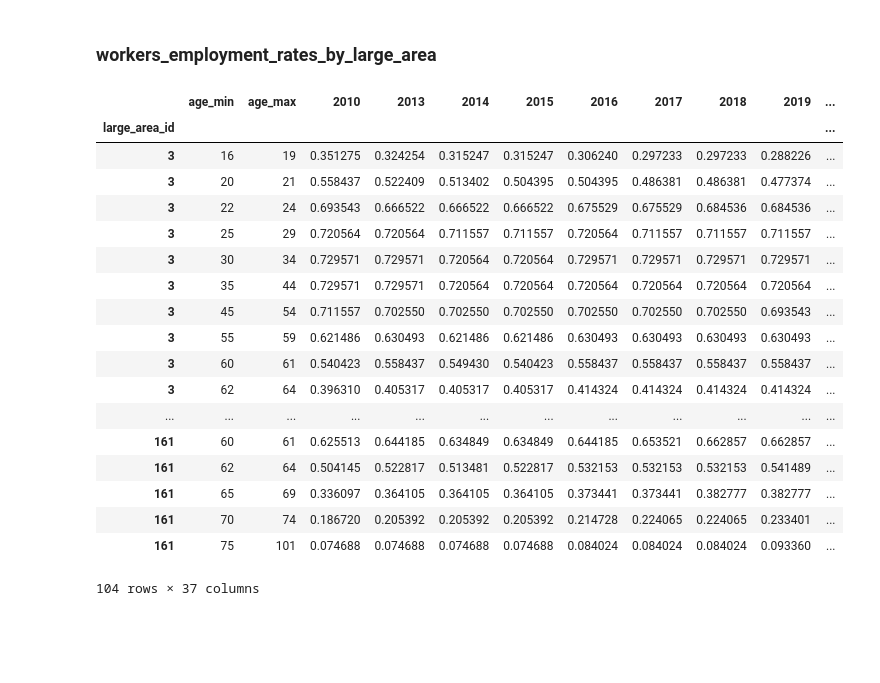
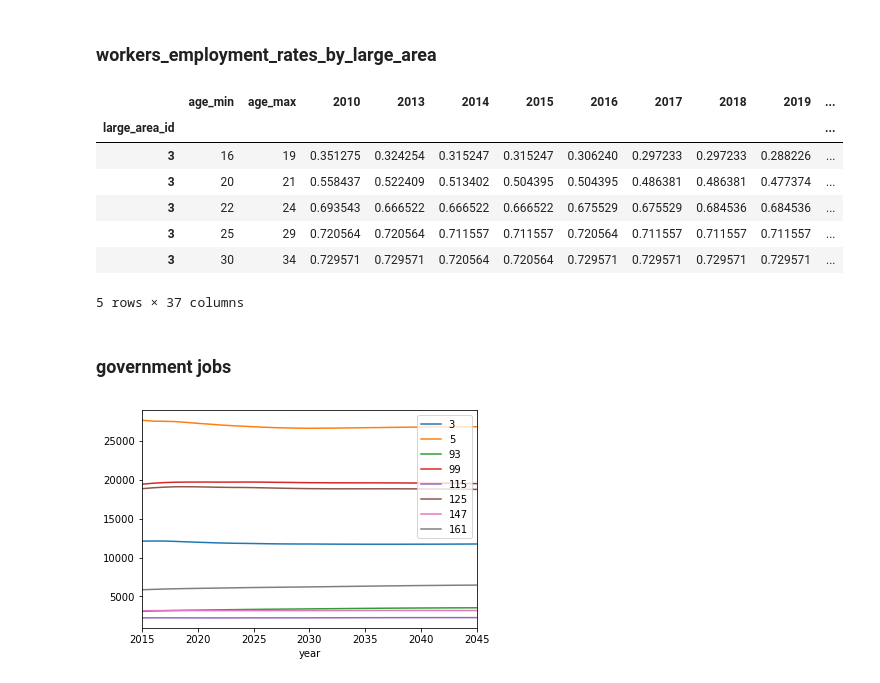
Before and after one commit to pksohn/semcog_urbansim, a Jupyter notebook: notebooks/ps_constants.ipynb, the cells around one changed output. Saved outputs shown, nothing was run; the diff lists cells and outputs as text; code cells hidden in the pictures; blank space fills up the shorter version.

```diff
--- a/notebooks/ps_constants.ipynb
+++ b/notebooks/ps_constants.ipynb
@@ -8,6 +8,7 @@ with pd.HDFStore('../data/all_semcog_data_07-28-17.h5') as store:
     sd = store['events_addition']
     parcels = store['parcels']
     werla = store['workers_employment_rates_by_large_area']
+    jobs_table = store['jobs']
 # %% [markdown]
 ### Household Control Totals
 # %%
@@ -74,24 +75,15 @@ for i in devs.index.values:
 # %% [markdown]
 ### workers_employment_rates_by_large_area
 # %%
-werla
+werla.head()
 # %% [output]
 |  | age_min | age_max | 2010 | 2013 | 2014 | 2015 | 2016 | 2017 | 2018 | 2019 | ... |
 | large_area_id |  |  |  |  |  |  |  |  |  |  | ... |
 | 3 | 16 | 19 | 0.351275 | 0.324254 | 0.315247 | 0.315247 | 0.306240 | 0.297233 | 0.297233 | 0.288226 | ... |
 | 3 | 20 | 21 | 0.558437 | 0.522409 | 0.513402 | 0.504395 | 0.504395 | 0.486381 | 0.486381 | 0.477374 | ... |
 | 3 | 22 | 24 | 0.693543 | 0.666522 | 0.666522 | 0.666522 | 0.675529 | 0.675529 | 0.684536 | 0.684536 | ... |
 | 3 | 25 | 29 | 0.720564 | 0.720564 | 0.711557 | 0.711557 | 0.720564 | 0.711557 | 0.711557 | 0.711557 | ... |
 | 3 | 30 | 34 | 0.729571 | 0.729571 | 0.720564 | 0.720564 | 0.729571 | 0.729571 | 0.729571 | 0.729571 | ... |
-| 3 | 35 | 44 | 0.729571 | 0.729571 | 0.720564 | 0.720564 | 0.720564 | 0.720564 | 0.720564 | 0.720564 | ... |
-| 3 | 45 | 54 | 0.711557 | 0.702550 | 0.702550 | 0.702550 | 0.702550 | 0.702550 | 0.702550 | 0.693543 | ... |
-| 3 | 55 | 59 | 0.621486 | 0.630493 | 0.621486 | 0.621486 | 0.630493 | 0.630493 | 0.630493 | 0.630493 | ... |
-| 3 | 60 | 61 | 0.540423 | 0.558437 | 0.549430 | 0.540423 | 0.558437 | 0.558437 | 0.558437 | 0.558437 | ... |
-| 3 | 62 | 64 | 0.396310 | 0.405317 | 0.405317 | 0.405317 | 0.414324 | 0.414324 | 0.414324 | 0.414324 | ... |
-| ... | ... | ... | ... | ... | ... | ... | ... | ... | ... | ... | ... |
-| 161 | 60 | 61 | 0.625513 | 0.644185 | 0.634849 | 0.634849 | 0.644185 | 0.653521 | 0.662857 | 0.662857 | ... |
-| 161 | 62 | 64 | 0.504145 | 0.522817 | 0.513481 | 0.522817 | 0.532153 | 0.532153 | 0.532153 | 0.541489 | ... |
-| 161 | 65 | 69 | 0.336097 | 0.364105 | 0.364105 | 0.364105 | 0.373441 | 0.373441 | 0.382777 | 0.382777 | ... |
-| 161 | 70 | 74 | 0.186720 | 0.205392 | 0.205392 | 0.205392 | 0.214728 | 0.224065 | 0.224065 | 0.233401 | ... |
-| 161 | 75 | 101 | 0.074688 | 0.074688 | 0.074688 | 0.074688 | 0.084024 | 0.084024 | 0.084024 | 0.093360 | ... |
-104 rows × 37 columns
+5 rows × 37 columns
+# %% [markdown]
+### government jobs
@@ -97,0 +96,5 @@ werla
+# %%
+for lid in g_jobs.index.values:
+    g_jobs.loc[lid].plot(legend=True)
+# %% [output]
+[figure, added]
```
Also changed, not shown: parts of 1 cell of this notebook.
